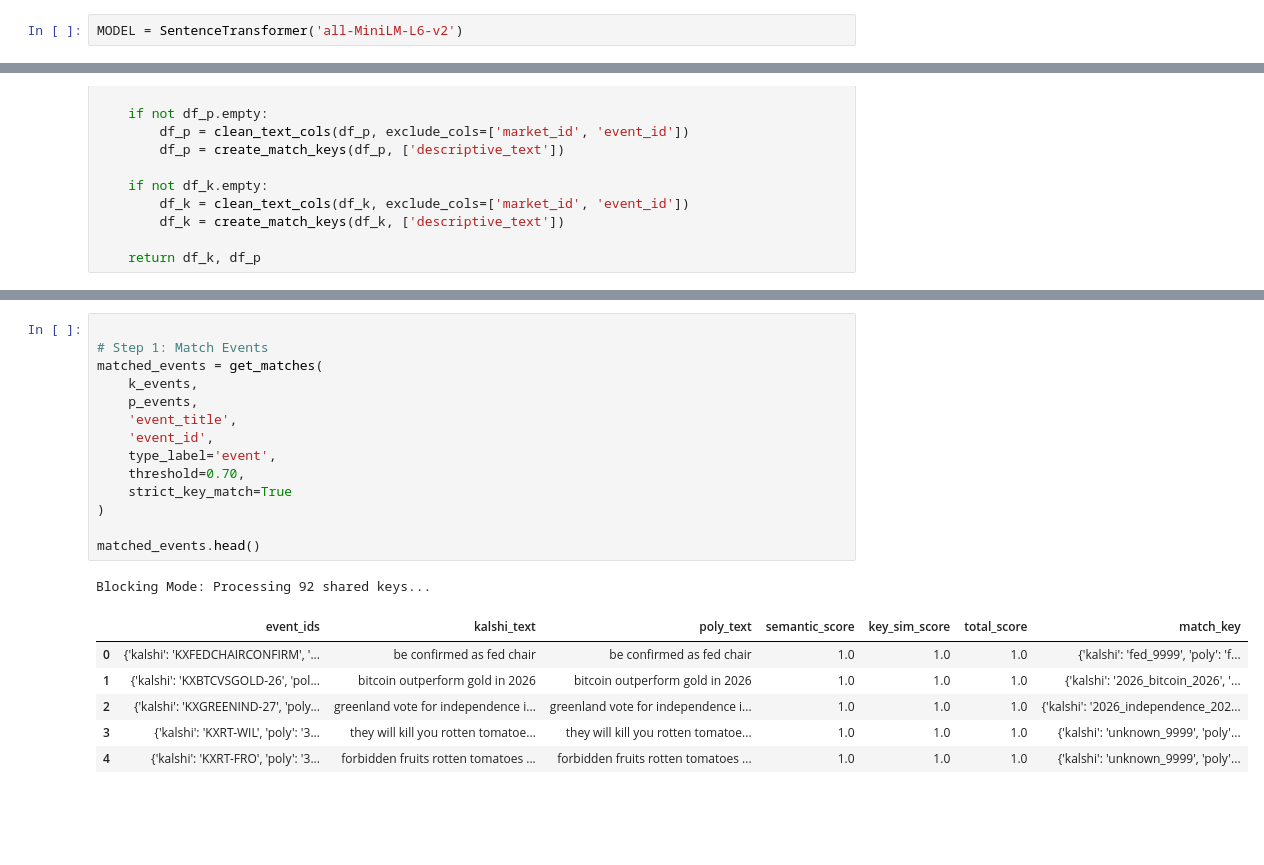
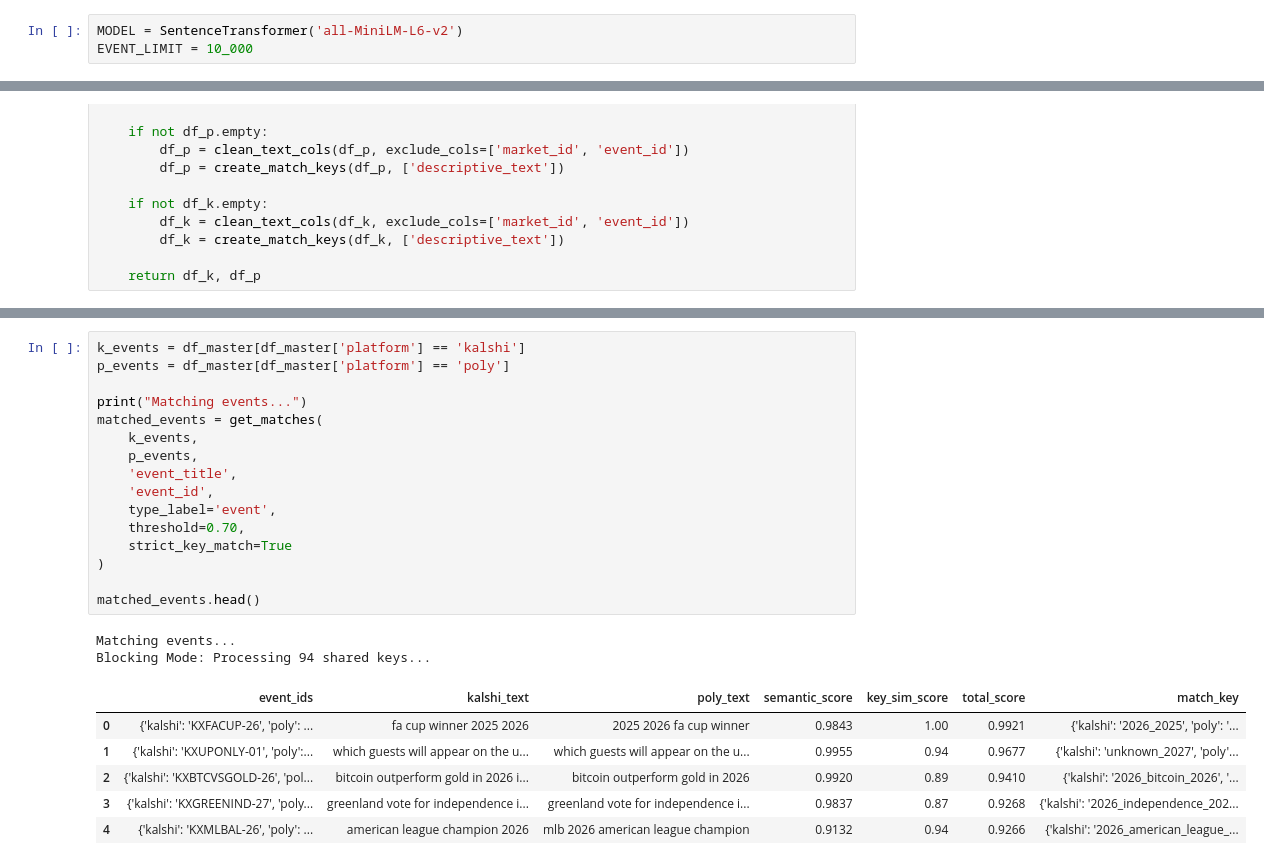
Before and after one commit to BlakeUribe/quasibets_testing, a Jupyter notebook: text_processor.ipynb, the cells around one changed output, grey strips where cells are left out. Saved outputs shown, nothing was run; the diff lists cells and outputs as text; blank space fills up the shorter version.

```diff
--- a/text_processor.ipynb
+++ b/text_processor.ipynb
@@ -10,6 +17,7 @@ from polymarket_client import PolymarketEventClient
 from utils import create_match_keys, clean_text_cols
 # %%
 MODEL = SentenceTransformer('all-MiniLM-L6-v2')
+EVENT_LIMIT = 10_000
 # %% [output]
 BertModel LOAD REPORT from: sentence-transformers/all-MiniLM-L6-v2
 Key                     | Status     |  |
@@ -184,23 +211,26 @@ Fetching up to 10000 Polymarket events...
 # %%
+k_events = df_master[df_master['platform'] == 'kalshi']
+p_events = df_master[df_master['platform'] == 'poly']
 
-# Step 1: Match Events
+print("Matching events...")
 matched_events = get_matches(
     k_events,
     p_events,
     'event_title',
     'event_id',
     type_label='event',
     threshold=0.70,
     strict_key_match=True
 )
 
 matched_events.head()
 # %% [output]
-Blocking Mode: Processing 92 shared keys...
+Matching events...
+Blocking Mode: Processing 94 shared keys...
 |  | event_ids | kalshi_text | poly_text | semantic_score | key_sim_score | total_score | match_key |
-| 0 | {'kalshi': 'KXFEDCHAIRCONFIRM', '... | be confirmed as fed chair | be confirmed as fed chair | 1.0 | 1.0 | 1.0 | {'kalshi': 'fed_9999', 'poly': 'f... |
-| 1 | {'kalshi': 'KXBTCVSGOLD-26', 'pol... | bitcoin outperform gold in 2026 | bitcoin outperform gold in 2026 | 1.0 | 1.0 | 1.0 | {'kalshi': '2026_bitcoin_2026', '... |
-| 2 | {'kalshi': 'KXGREENIND-27', 'poly... | greenland vote for independence i... | greenland vote for independence i... | 1.0 | 1.0 | 1.0 | {'kalshi': '2026_independence_202... |
-| 3 | {'kalshi': 'KXRT-WIL', 'poly': '3... | they will kill you rotten tomatoe... | they will kill you rotten tomatoe... | 1.0 | 1.0 | 1.0 | {'kalshi': 'unknown_9999', 'poly'... |
-| 4 | {'kalshi': 'KXRT-FRO', 'poly': '3... | forbidden fruits rotten tomatoes ... | forbidden fruits rotten tomatoes ... | 1.0 | 1.0 | 1.0 | {'kalshi': 'unknown_9999', 'poly'... |
+| 0 | {'kalshi': 'KXFACUP-26', 'poly': ... | fa cup winner 2025 2026 | 2025 2026 fa cup winner | 0.9843 | 1.00 | 0.9921 | {'kalshi': '2026_2025', 'poly': '... |
+| 1 | {'kalshi': 'KXUPONLY-01', 'poly':... | which guests will appear on the u... | which guests will appear on the u... | 0.9955 | 0.94 | 0.9677 | {'kalshi': 'unknown_2027', 'poly'... |
+| 2 | {'kalshi': 'KXBTCVSGOLD-26', 'pol... | bitcoin outperform gold in 2026 i... | bitcoin outperform gold in 2026 | 0.9920 | 0.89 | 0.9410 | {'kalshi': '2026_bitcoin_2026', '... |
+| 3 | {'kalshi': 'KXGREENIND-27', 'poly... | greenland vote for independence i... | greenland vote for independence i... | 0.9837 | 0.87 | 0.9268 | {'kalshi': '2026_independence_202... |
+| 4 | {'kalshi': 'KXMLBAL-26', 'poly': ... | american league champion 2026 | mlb 2026 american league champion | 0.9132 | 0.94 | 0.9266 | {'kalshi': '2026_american_league_... |
 # %%
```
Also changed, not shown: parts of 5 cells of this notebook, 13 other files.
